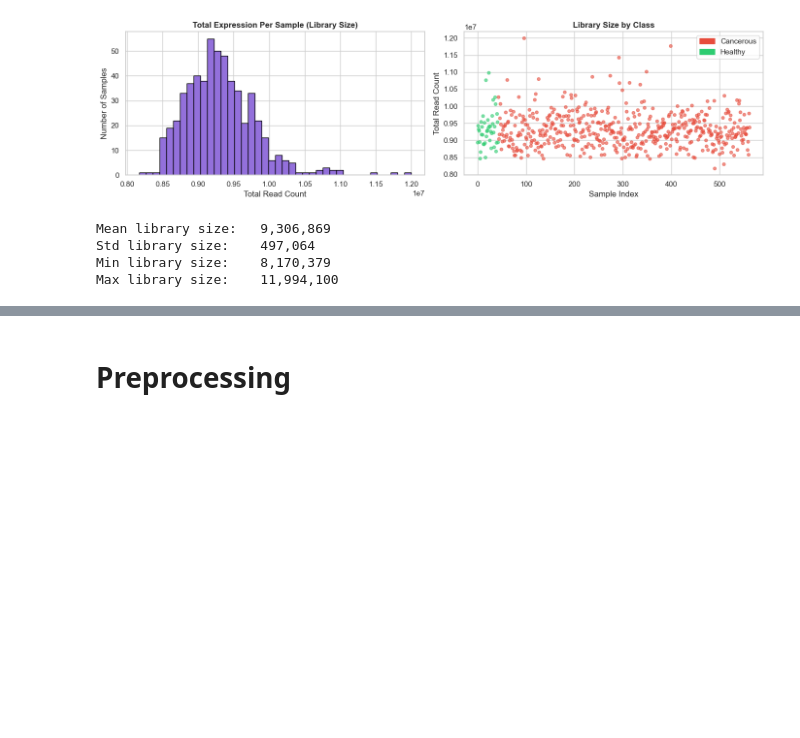
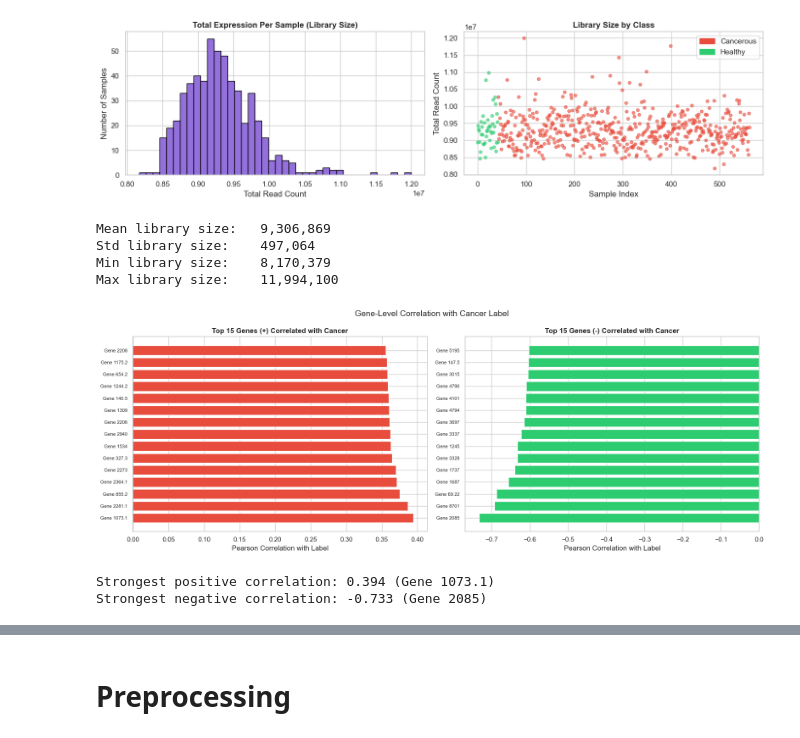
Before and after one commit to itsMeOnli/CMPS460-ML-Project, a Jupyter notebook: project.ipynb, the cells around one changed output, grey strips where cells are left out. Drawn from its saved outputs; the diff is of its cells as text; code cells hidden in the pictures; blank space fills up the shorter version.

```diff
--- a/project.ipynb
+++ b/project.ipynb
@@ -184,3 +187,43 @@ Mean library size:   9,306,869
 Std library size:    497,064
 Min library size:    8,170,379
 Max library size:    11,994,100
+# %%
+# Compute correlation of each gene with the label
+correlations = X.apply(lambda col: col.corr(y))
+
+# Sort by absolute correlation strength
+top_pos = correlations.nlargest(15)    # most positively correlated
+top_neg = correlations.nsmallest(15)   # most negatively correlated
+top_genes = pd.concat([top_pos, top_neg])
+
+# Plot
+fig, axes = plt.subplots(1, 2, figsize=(16, 6))
+
+# Positive correlations
+axes[0].barh(range(len(top_pos)), top_pos.values, color='#e74c3c')
+axes[0].set_yticks(range(len(top_pos)))
+axes[0].set_yticklabels([f'Gene {g}' for g in top_pos.index], fontsize=8)
+axes[0].set_title('Top 15 Genes (+) Correlated with Cancer',
+                  fontweight='bold')
+axes[0].set_xlabel('Pearson Correlation with Label')
+axes[0].axvline(0, color='black', linewidth=0.8)
+
+# Negative correlations
+axes[1].barh(range(len(top_neg)), top_neg.values, color='#2ecc71')
+axes[1].set_yticks(range(len(top_neg)))
+axes[1].set_yticklabels([f'Gene {g}' for g in top_neg.index], fontsize=8)
+axes[1].set_title('Top 15 Genes (-) Correlated with Cancer',
+                  fontweight='bold')
+axes[1].set_xlabel('Pearson Correlation with Label')
+axes[1].axvline(0, color='black', linewidth=0.8)
+
+plt.suptitle('Gene-Level Correlation with Cancer Label', fontsize=14)
+plt.tight_layout()
+plt.show()
+
+print(f"Strongest positive correlation: {top_pos.max():.3f} (Gene {top_pos.idxmax()})")
+print(f"Strongest negative correlation: {top_neg.min():.3f} (Gene {top_neg.idxmin()})")
+# %% [output]
+[figure, added]
+Strongest positive correlation: 0.394 (Gene 1073.1)
+Strongest negative correlation: -0.733 (Gene 2085)
```
Also changed, not shown: parts of 7 cells of this notebook, 2 other files.
